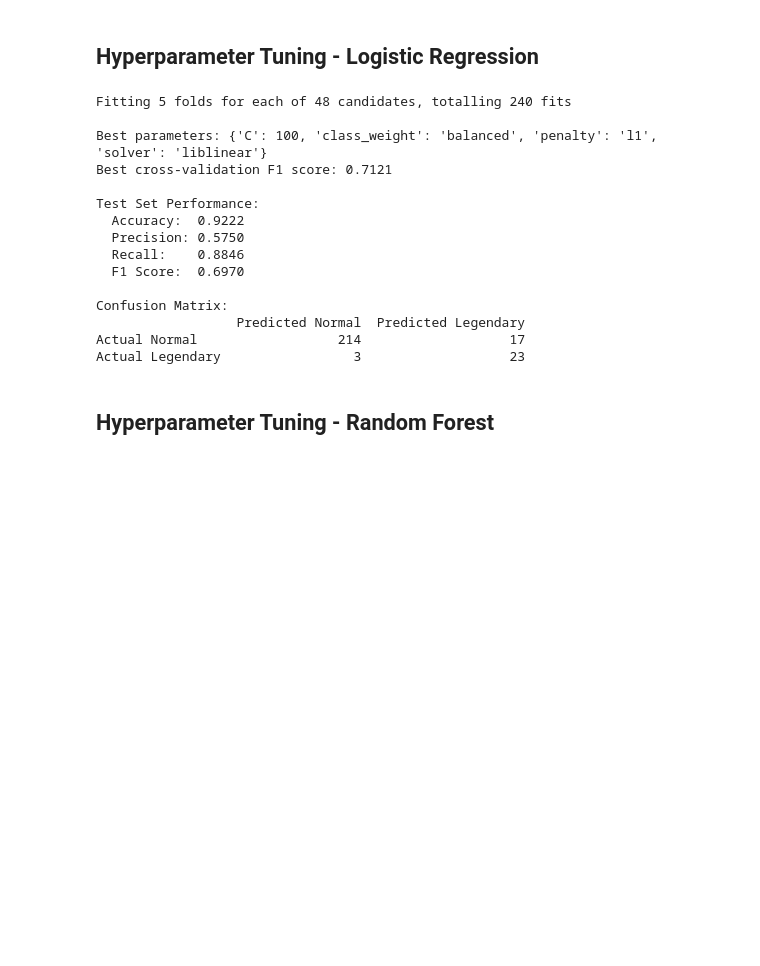
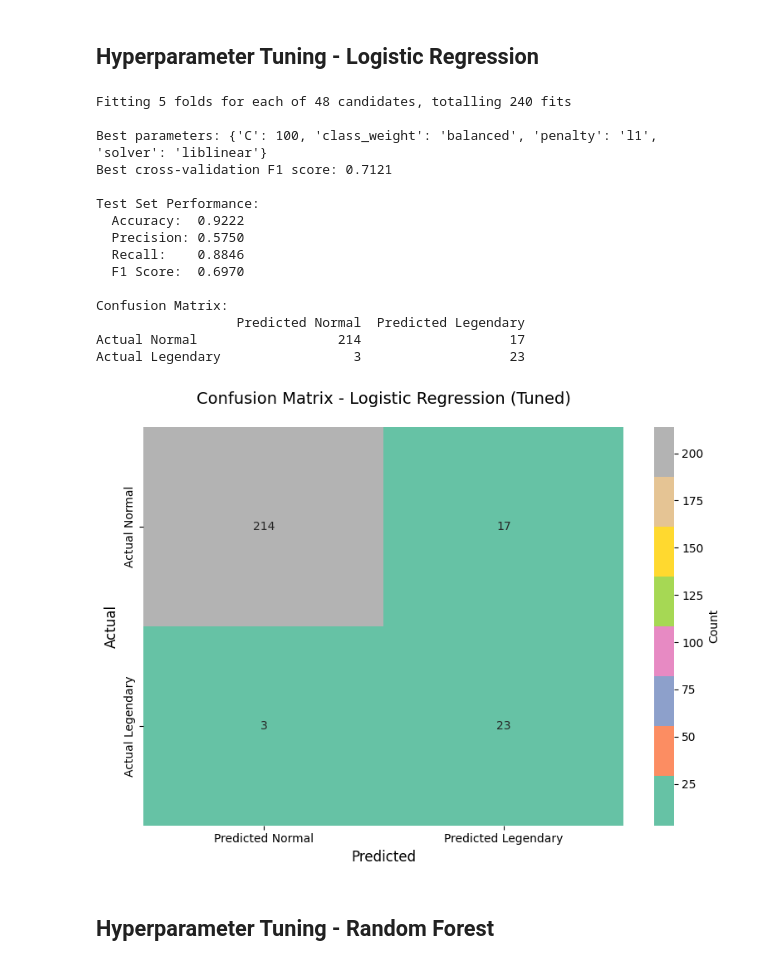
Before and after one commit to Redseba/Team-Rocket-Research, a Jupyter notebook: cross_validation.ipynb, the cells around one changed output. Saved outputs shown, nothing was run; the diff lists cells and outputs as text; code cells hidden in the pictures; blank space fills up the shorter version.

Commit message:
Updates to CV for legendary
Visualization has been added

```diff
--- a/cross_validation.ipynb
+++ b/cross_validation.ipynb
@@ -107,33 +110,47 @@ lr_tuned_rec = recall_score(y_test, y_pred_lr_tuned)
 lr_tuned_f1 = f1_score(y_test, y_pred_lr_tuned)
 lr_tuned_cm = confusion_matrix(y_test, y_pred_lr_tuned)
 
 print("\nTest Set Performance:")
 print(f"  Accuracy:  {lr_tuned_acc:.4f}")
 print(f"  Precision: {lr_tuned_prec:.4f}")
 print(f"  Recall:    {lr_tuned_rec:.4f}")
 print(f"  F1 Score:  {lr_tuned_f1:.4f}")
 print("\nConfusion Matrix:")
 print(pd.DataFrame(
     lr_tuned_cm,
     columns=['Predicted Normal', 'Predicted Legendary'],
     index=['Actual Normal', 'Actual Legendary']
 ))
+
+# Visualize confusion matrix
+plt.figure(figsize=(8, 6))
+sns.heatmap(lr_tuned_cm, annot=True, fmt='d', cmap='Set2',
+            xticklabels=['Predicted Normal', 'Predicted Legendary'],
+            yticklabels=['Actual Normal', 'Actual Legendary'],
+            cbar_kws={'label': 'Count'})
+plt.title('Confusion Matrix - Logistic Regression (Tuned)', fontsize=14, pad=20)
+plt.ylabel('Actual', fontsize=12)
+plt.xlabel('Predicted', fontsize=12)
+plt.tight_layout()
+plt.savefig('figures/models/conf_mat_legendary_lr_tuned.png', bbox_inches='tight', dpi=300)
+plt.show()
 # %% [output]
 Fitting 5 folds for each of 48 candidates, totalling 240 fits
 
 Best parameters: {'C': 100, 'class_weight': 'balanced', 'penalty': 'l1', 'solver': 'liblinear'}
 Best cross-validation F1 score: 0.7121
 
 Test Set Performance:
   Accuracy:  0.9222
   Precision: 0.5750
   Recall:    0.8846
   F1 Score:  0.6970
 
 Confusion Matrix:
                   Predicted Normal  Predicted Legendary
 Actual Normal                  214                   17
 Actual Legendary                 3                   23
+[figure, added]
 # %% [markdown]
 ## Hyperparameter Tuning - Random Forest
 # %%
```
Also changed, not shown: parts of 2 cells of this notebook.
